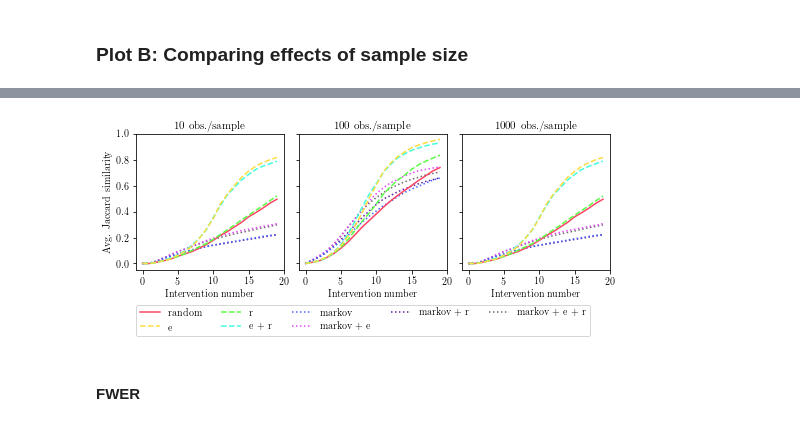
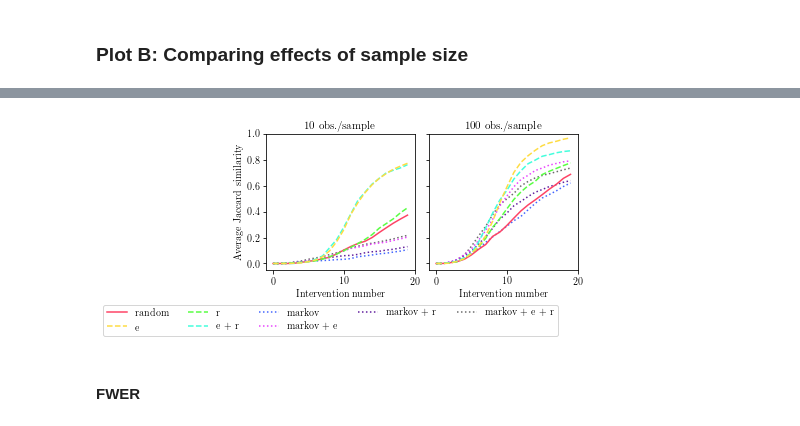
Before and after one commit to juangamella/aicp, a Jupyter notebook: plots_finite.ipynb, the cells around one changed output, grey strips where cells are left out. Cells and saved outputs as stored; diff of their text form; code cells hidden in the pictures.

Commit message:
Fixed bug with selecting particular graphs according to their properties. Slight refactoring

```diff
--- a/plots_finite.ipynb
+++ b/plots_finite.ipynb
@@ -216,0 +219,17 @@ print("%d graphs in total" % N)
+# %%
+graphs = []
+mask = []
+degree = 15
+for i, case in enumerate(cases):
+    parents, children, poc, mb = utils.graph_info(case.target, case.sem.W)
+    ancestors = utils.ancestors(case.target, case.sem.W)
+    if len(poc) > 3:
+        graphs.append(i)
+        mask = np.hstack([mask, np.arange(0, N*runs, N) + i])
+mask = mask.astype(int)
+
+# To select all graphs
+#graphs, mask = list(range(N)), list(range(N*runs))
+
+# Check selection
+print(len(graphs), "graphs selected = ", len(mask), "experiments")
@@ -226,62 +247,27 @@ plt.figure(figsize=(8.5,2.5))
 plot_iter = 20
 x_axis = np.arange(0, plot_iter)
 ylim = [-0.05, 1]
-linestyle = ['-', '--', '--', '--', ':', ':', ':', ':', ':']
+linestyle = ['-', '--', '--', '--', ':', ':', ':', ':']
 zorder = [1,4,2,3,-1,-2,-3,-4,-5]
+n_samples = [10, 100]#, 1000]
+
+print("Plotting", len(mask), "experiments")
 
 ##############################
-# Plot trajectories for n=10
-jac_sim10 = np.ones((P, N*runs, max_iter+1))
-for i, trajectories in enumerate(Trajectories[0].values()):
-    for j, trajectory in enumerate(trajectories):
-        jac_sim10[i, j, 0:len(trajectory)] = trajectory
-mean10 = np.mean(jac_sim10[:, :, :], axis=1)
-
-plt.subplot(gs[0])
-ax = plt.gca()
-for i,name in enumerate(names):
-    ax.plot(x_axis, mean10[i,x_axis], label=name, linewidth=1.5, linestyle = linestyle[i], color=colors[i], zorder=zorder[i])
-plt.xlabel("Intervention number")
-plt.ylabel("Avg. Jaccard similarity")
-ax.set_xticks(np.arange(0, plot_iter+1, 5))
-ax.text(0.5,1.04,"10 obs./sample", transform=ax.transAxes, fontsize=11, ha="center")
-plt.ylim(ylim)
-
-##############################
-# Plot trajectories for n=100
-jac_sim100 = np.ones((P, N*runs, max_iter+1))
-for i, (name, trajectories) in enumerate(Trajectories[1].items()):
-    for j, trajectory in enumerate(trajectories):
-        jac_sim100[i, j, 0:len(trajectory)] = trajectory
-mean100 = np.mean(jac_sim100[:, :, :], axis=1)
-plt.subplot(gs[1])
-ax = plt.gca()
-for i,name in enumerate(names):
-    ax.plot(x_axis, mean100[i,x_axis], label=name, linewidth=1.5, linestyle = linestyle[i], color=colors[i], zorder=zorder[i])
-plt.xlabel("Intervention number")
-ax.set_yticklabels([])
-ax.set_xticks(np.arange(0, plot_iter+1, 5))
-ax.text(0.5,1.04,"100 obs./sample", transform=ax.transAxes, fontsize=11, ha="center")
-plt.ylim(ylim)
-
-##############################
-# Plot trajectories for n=1000
-jac_sim1000 = np.ones((P, N*runs, max_iter+1))
-for i, (name, trajectories) in enumerate(Trajectories[2].items()):
-    for j, trajectory in enumerate(trajectories):
-        jac_sim1000[i, j, 0:len(trajectory)] = trajectory
-mean1000 = np.mean(jac_sim1000[:, :, :], axis=1)
-
-plt.subplot(gs[2])
-ax = plt.gca()
-for i,name in enumerate(names):
-    ax.plot(x_axis, mean1000[i,x_axis], label=name, linewidth=1.5, linestyle = linestyle[i], color=colors[i], zorder=zorder[i])
-plt.xlabel("Intervention number")
-ax.set_yticklabels([])
-ax.set_xticks(np.arange(0, plot_iter+1, 5))
-ax.text(0.5,1.04,"1000 obs./sample", transform=ax.transAxes, fontsize=11, ha="center")
-plt.ylim(ylim)
+# Plot trajectories
+for k,n in enumerate(n_samples):
+    plt.subplot(gs[k])
+    ax = plt.gca()
+    for i, (name, trajectories) in enumerate(Trajectories[k].items()):
+        trajectories = np.array(trajectories)[mask,:]
+        ax.plot(x_axis, trajectories.mean(axis=0)[0:plot_iter], label=name, linewidth=1.5, linestyle = linestyle[i], color=colors[i], zorder=zorder[i])
+    plt.xlabel("Intervention number")
+    plt.ylabel("Average Jaccard similarity") if k==0 else None
+    ax.set_xticks(np.arange(0, plot_iter+1, 10))
+    ax.set_yticklabels([]) if k > 0 else None
+    ax.text(0.5,1.04,"%d obs./sample" % n, transform=ax.transAxes, fontsize=11, ha="center")
+    plt.ylim(ylim)
 
 ax.legend(prop=fontP, ncol=5, bbox_to_anchor=(0.9, -.22))
-plt.savefig('figures/jac_sim_finite.pdf', bbox_inches='tight')
+plt.savefig('figures/tpr_finite_50_iter.pdf', bbox_inches='tight')
 # %% [output]
@@ -288,4 +275,4 @@ plt.savefig('figures/jac_sim_finite.pdf', bbox_inches='tight')
-[figure, old version]
+[figure, new version]
 # %% [markdown]
 #### FWER
 # %%
```
Also changed, not shown: parts of 6 cells of this notebook.
